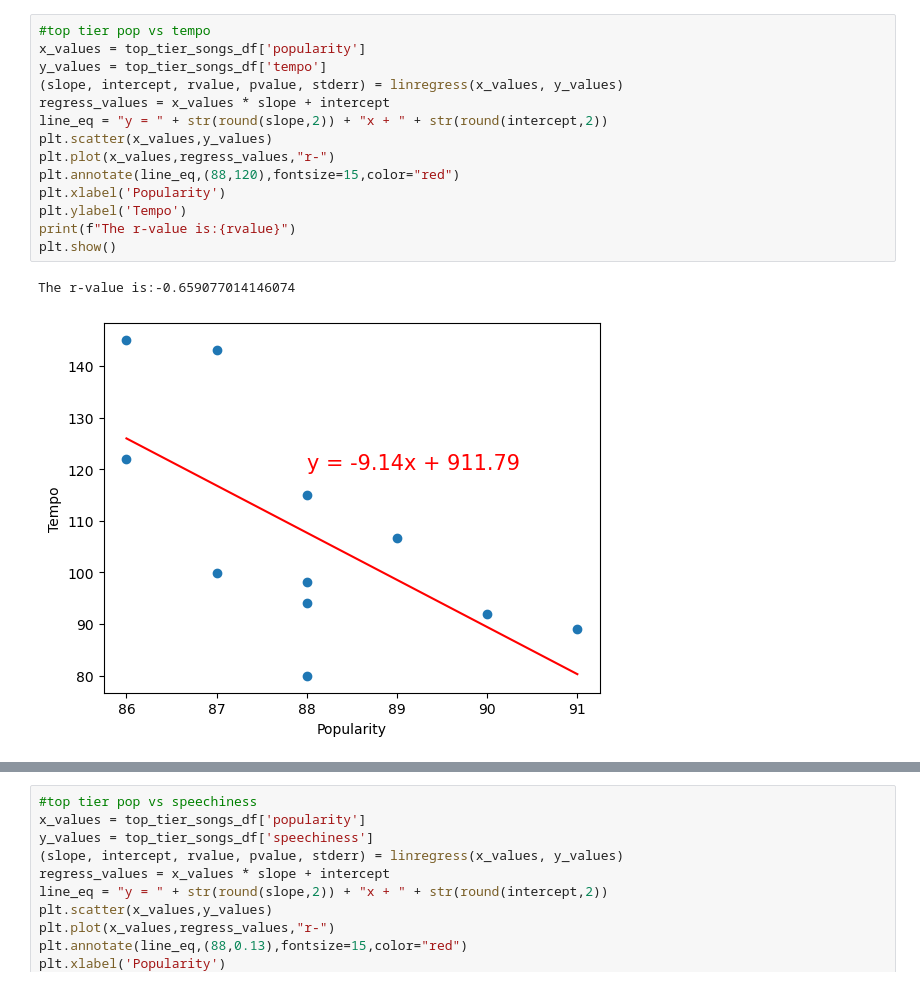
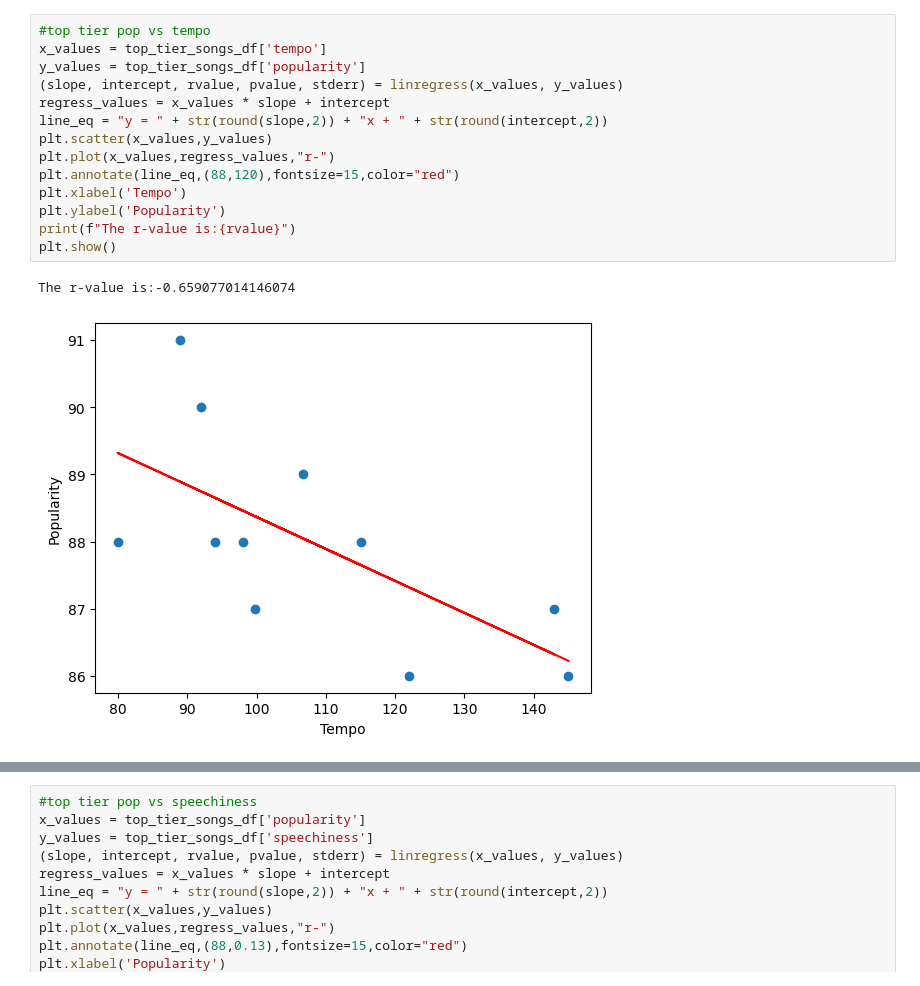
Before and after one commit to JLeigh101/Spotlight-on-Spotify, a Jupyter notebook: spotanalysis.ipynb, the cells around one changed output, grey strips where cells are left out. Drawn from its saved outputs; the diff is of its cells as text.

```diff
--- a/spotanalysis.ipynb
+++ b/spotanalysis.ipynb
@@ -585,20 +670,20 @@ top_tier_songs_df
 | 30 | spotify:track:2GAhgAjOhEmItWLfgisyOn | SZA | Low | 145.044 | 0.546 | -7.234 | 0.0559 | 0.698 | 86 |
 # %%
 #top tier pop vs tempo
-x_values = top_tier_songs_df['popularity']
-y_values = top_tier_songs_df['tempo']
+x_values = top_tier_songs_df['tempo']
+y_values = top_tier_songs_df['popularity']
 (slope, intercept, rvalue, pvalue, stderr) = linregress(x_values, y_values)
 regress_values = x_values * slope + intercept
 line_eq = "y = " + str(round(slope,2)) + "x + " + str(round(intercept,2))
 plt.scatter(x_values,y_values)
 plt.plot(x_values,regress_values,"r-")
 plt.annotate(line_eq,(88,120),fontsize=15,color="red")
-plt.xlabel('Popularity')
-plt.ylabel('Tempo')
+plt.xlabel('Tempo')
+plt.ylabel('Popularity')
 print(f"The r-value is:{rvalue}")
 plt.show()
 # %% [output]
 The r-value is:-0.659077014146074
-[figure, old version]
+[figure, new version]
 # %%
 #top tier pop vs Energy
```
Also changed, not shown: parts of 10 cells of this notebook.
